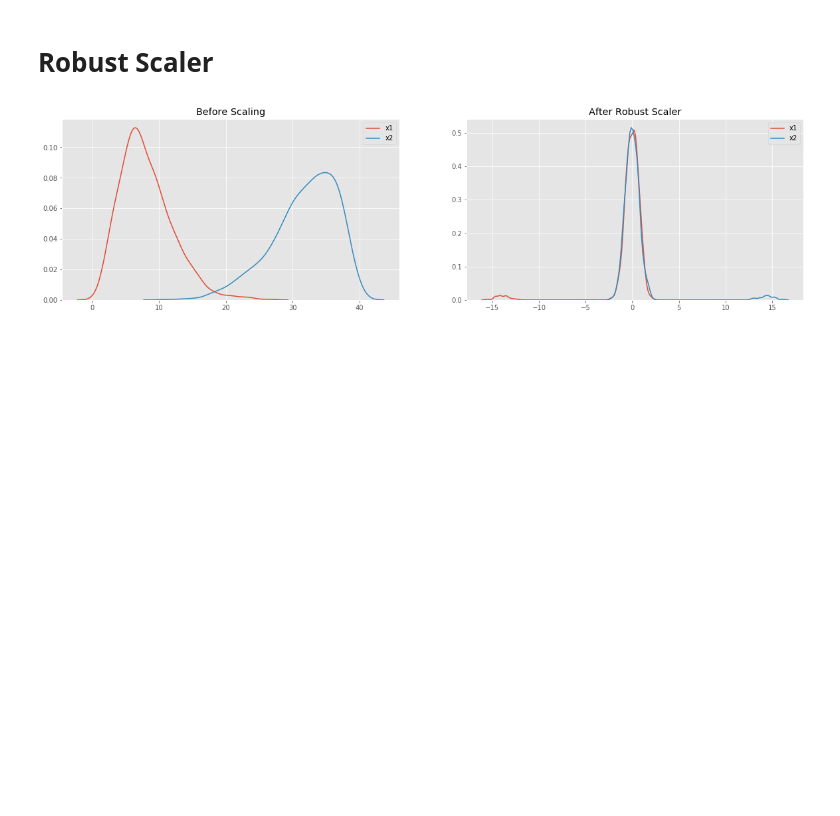
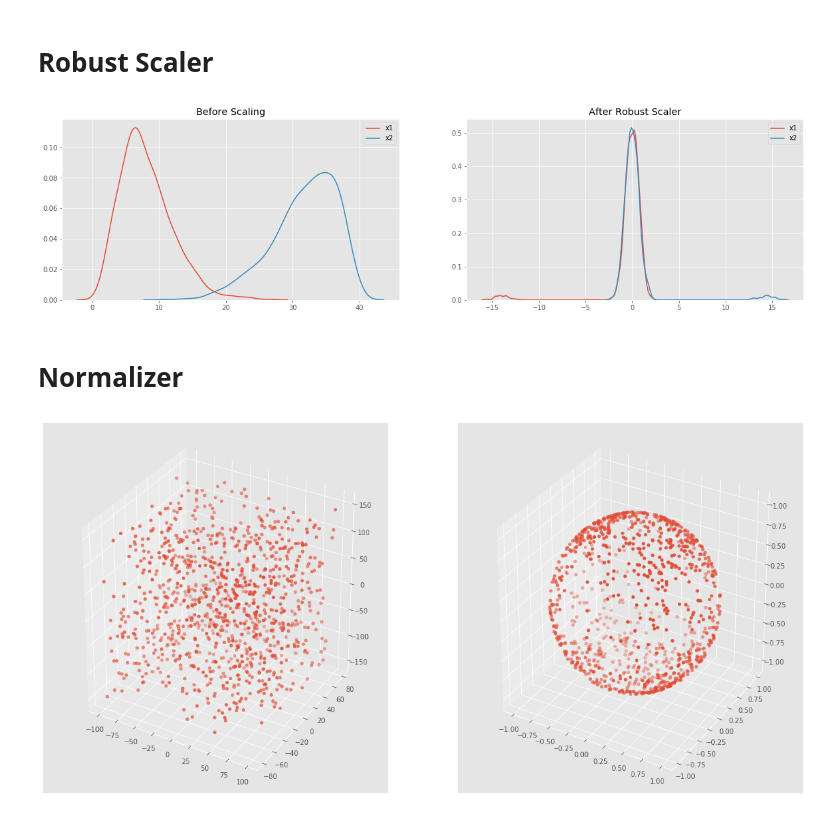
Before and after one commit to kontramind/feature-scaling, a Jupyter notebook: scalers-scikit.ipynb, the cells around one changed output. Saved outputs shown, nothing was run; the diff lists cells and outputs as text; code cells hidden in the pictures; blank space fills up the shorter version.

Commit message:
Adding Normalizer

```diff
--- a/scalers-scikit.ipynb
+++ b/scalers-scikit.ipynb
@@ -82,3 +82,25 @@ sns.kdeplot(scaled_df['x2'], ax=ax2)
 plt.show()
 # %% [output]
 [figure]
+# %% [markdown]
+# Normalizer
+# %%
+from mpl_toolkits.mplot3d import Axes3D
+
+df = pd.DataFrame({
+    'x1': np.random.randint(-100, 100, 1000).astype(float),
+    'y1': np.random.randint(-80, 80, 1000).astype(float),
+    'z1': np.random.randint(-150, 150, 1000).astype(float),
+})
+scaler = preprocessing.Normalizer()
+scaled_df = scaler.fit_transform(df)
+scaled_df = pd.DataFrame(scaled_df, columns=df.columns)
+
+fig = plt.figure(figsize=(20, 10))
+ax1 = fig.add_subplot(121, projection='3d')
+ax2 = fig.add_subplot(122, projection='3d')
+ax1.scatter(df['x1'], df['y1'], df['z1'])
+ax2.scatter(scaled_df['x1'], scaled_df['y1'], scaled_df['z1'])
+plt.show()
+# %% [output]
+[figure, added]
```
